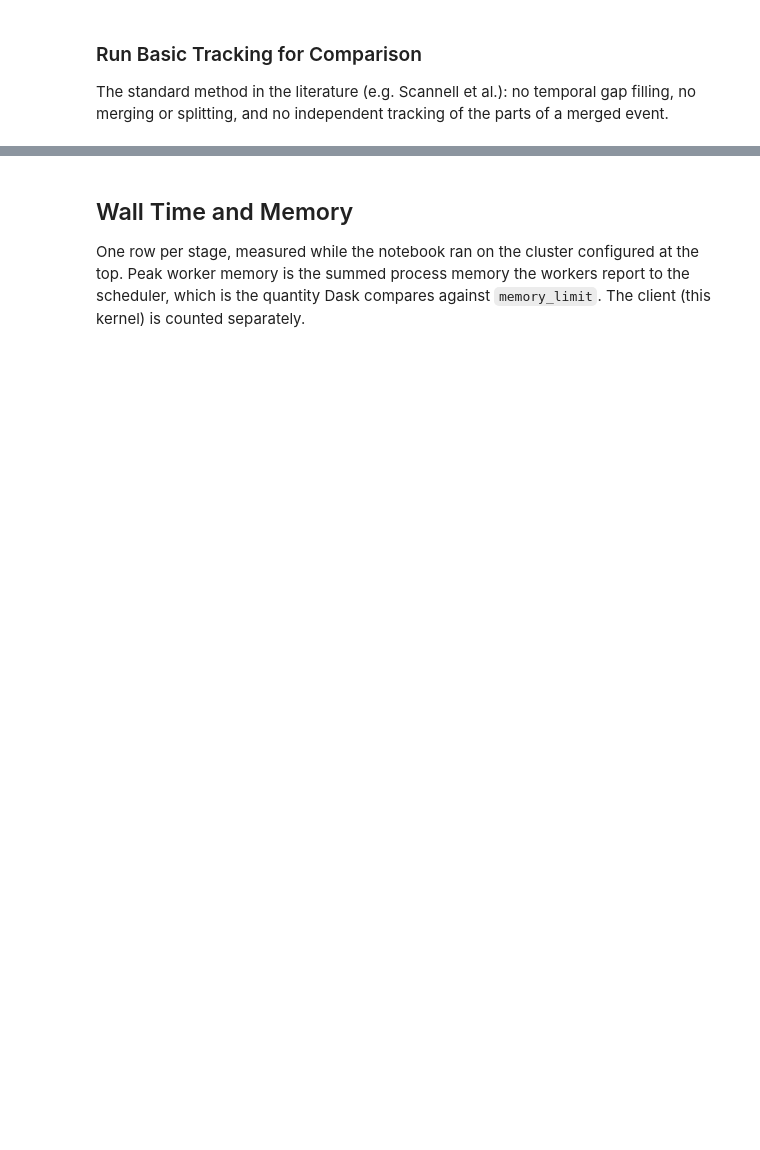
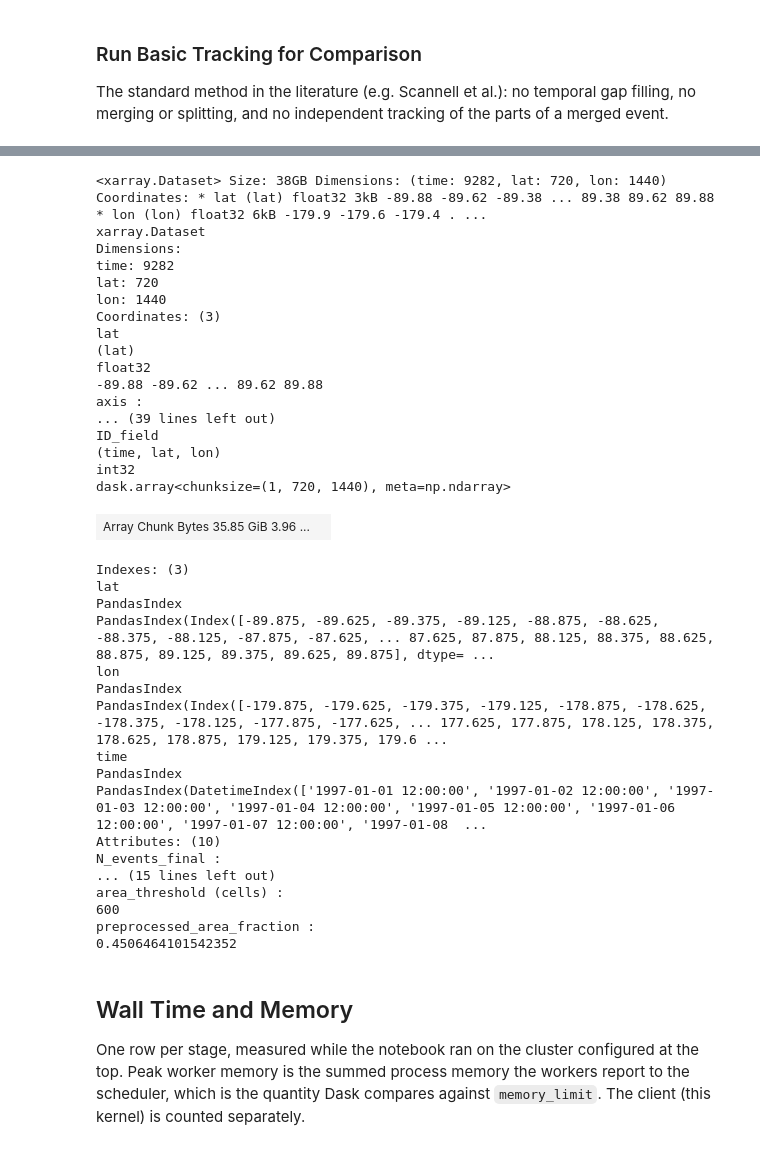
Before and after one commit to wienkers/marEx, a Jupyter notebook: examples/gridded/02_id_track_events.ipynb, the cells around one changed output, grey strips where cells are left out. Drawn from its saved outputs; the diff is of its cells as text; code cells hidden in the pictures; blank space fills up the shorter version.

```diff
--- a/examples/gridded/02_id_track_events.ipynb
+++ b/examples/gridded/02_id_track_events.ipynb
@@ -98,7 +321,10 @@ the parts of a merged event.
 # %%
 with monitor.stage("Track: basic"):
     basic_tracker = marEx.tracker(
-        ds.extreme_events,
+        # 100-day time chunks (four of the stored 25-day chunks): without merging, events are labelled in 3-D, and building
+        # that labelling's task graph slows steeply with the number of time chunks, most of all with the longitude
+        # wrap (about 12 min at 93 chunks, hours at 372)
+        ds.extreme_events.chunk({"time": 100}),
         ds.mask.where(
             (ds.lat < 85) & (ds.lat > -90), other=False
         ),  # the lat/lon grid's anisotropy near the pole biases identification & tracking
@@ -115,3 +341,4 @@ with monitor.stage("Track: basic"):
 marEx.clear_staging(extreme_events_basic_ds)
 extreme_events_basic_ds = xr.open_zarr(out_dir / "events_basic.zarr", chunks={})
 extreme_events_basic_ds
+# %% [output]
@@ -118,3 +362,38 @@ extreme_events_basic_ds
+<xarray.Dataset> Size: 38GB Dimensions: (time: 9282, lat: 720, lon: 1440) Coordinates: * lat (lat) float32 3kB -89.88 -89.62 -89.38 ... 89.38 89.62 89.88 * lon (lon) float32 6kB -179.9 -179.6 -179.4 . ...
+xarray.Dataset
+Dimensions:
+time: 9282
+lat: 720
+lon: 1440
+Coordinates: (3)
+lat
+(lat)
+float32
+-89.88 -89.62 ... 89.62 89.88
+axis :
+... (39 lines left out)
+ID_field
+(time, lat, lon)
+int32
+dask.array<chunksize=(1, 720, 1440), meta=np.ndarray>
+| Array Chunk Bytes 35.85 GiB 3.96 ... |  |
+Indexes: (3)
+lat
+PandasIndex
+PandasIndex(Index([-89.875, -89.625, -89.375, -89.125, -88.875, -88.625, -88.375, -88.125, -87.875, -87.625, ... 87.625, 87.875, 88.125, 88.375, 88.625, 88.875, 89.125, 89.375, 89.625, 89.875], dtype= ...
+lon
+PandasIndex
+PandasIndex(Index([-179.875, -179.625, -179.375, -179.125, -178.875, -178.625, -178.375, -178.125, -177.875, -177.625, ... 177.625, 177.875, 178.125, 178.375, 178.625, 178.875, 179.125, 179.375, 179.6 ...
+time
+PandasIndex
+PandasIndex(DatetimeIndex(['1997-01-01 12:00:00', '1997-01-02 12:00:00', '1997-01-03 12:00:00', '1997-01-04 12:00:00', '1997-01-05 12:00:00', '1997-01-06 12:00:00', '1997-01-07 12:00:00', '1997-01-08  ...
+Attributes: (10)
+N_events_final :
+... (15 lines left out)
+area_threshold (cells) :
+600
+preprocessed_area_fraction :
+0.4506464101542352
 # %% [markdown]
 ## Wall Time and Memory
 
```
Also changed, not shown: parts of 7 cells of this notebook, 25 other files.
